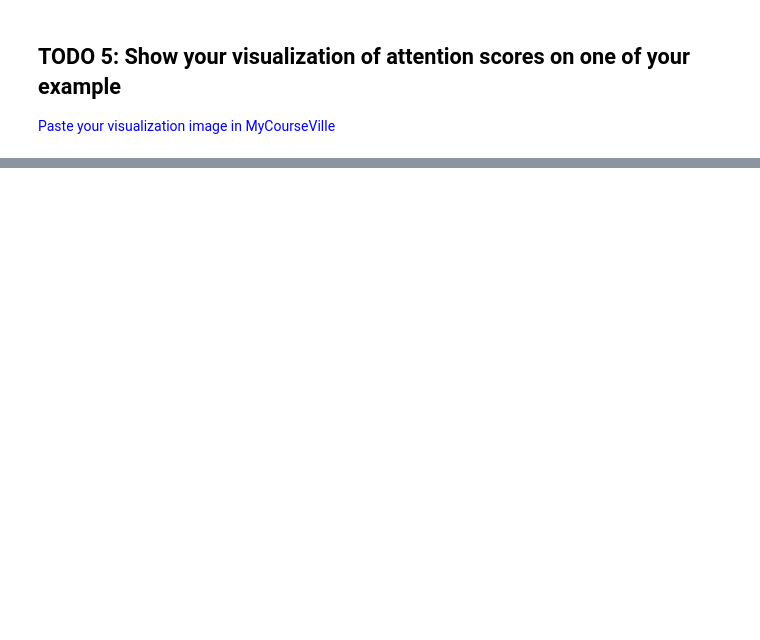
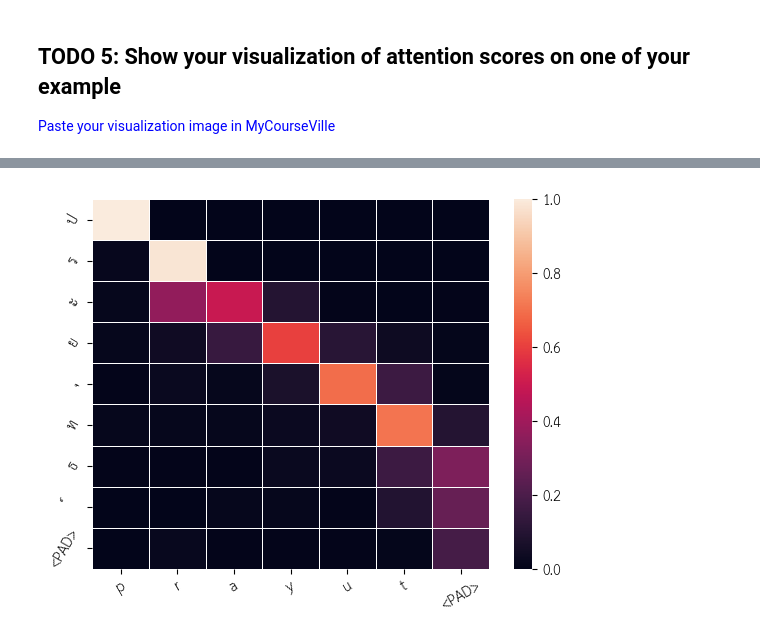
Before and after one commit to bookpanda/2110572-NLP-SYS, a Jupyter notebook: codes/L03_Attention_TF_Architectures/HW3_1_Key_Value_Attention_for_Thai_Karaoke_MT_to_student_2024.ipynb, the cells around one changed output, grey strips where cells are left out. Cells and saved outputs as stored; diff of their text form; code cells hidden in the pictures; blank space fills up the shorter version.

```diff
--- a/codes/L03_Attention_TF_Architectures/HW3_1_Key_Value_Attention_for_Thai_Karaoke_MT_to_student_2024.ipynb
+++ b/codes/L03_Attention_TF_Architectures/HW3_1_Key_Value_Attention_for_Thai_Karaoke_MT_to_student_2024.ipynb
@@ -443,5 +429,5 @@ chatchachatti</s></s>i</s></s></s></s>
 # %%
-EXAMPLES = ['ประยุทธ','สมชาย','ธนาธร','เนวิน','สุเทพ','ประวิตร์','ชัชชาติ']
+EXAMPLES = ['ประยุทธ์','สมชาย','ธนาธร','เนวิน','สุเทพ','ประวิตร์','ชัชชาติ','อิทธิพัฒน์']
 predict_data = []
 for line in EXAMPLES:
     line = [l for l in line] #change from string to list
@@ -477,8 +462,3 @@ AttentionModel(
 output = trainer.predict(model, predict_loader)
 
 prediction, attention_scores = zip(*output)
-# %%
-# double value
-output = trainer.predict(model, predict_loader)
-
-prediction, attention_scores = zip(*output)
@@ -495,2 +517,20 @@ import matplotlib.pyplot as plt
-# %%
-prediction, attention_scores = zip(*output)
+# %%
+# prediction, attention_scores = zip(*output)
+sample_pred = prediction[0]
+sample_pred = [p for p in sample_pred.cpu().numpy().tolist()[0] if p != 0]
+sample_attention_scores = attention_scores[0]
+# print(sample_attention_scores[0])
+print(len(sample_pred), len(sample_attention_scores), sample_attention_scores[0].shape)
+
+attn_viz = torch.stack(sample_attention_scores).squeeze().cpu().numpy()
+print(f"{attn_viz.shape}, (characters, attn to other characters)")
+attn_viz = attn_viz[:len(EXAMPLES[0])+1, :len(sample_pred)+1]
+# swap axes to have the same order as the input
+# attn_viz = np.swapaxes(attn_viz, 0, 1)
+output_text = [c for c in output_decode(sample_pred)]
+output_text.append("<PAD>")
+xlabels = [c for c in EXAMPLES[0]]
+xlabels.append("<PAD>")
+print(output_text, xlabels)
+print(attn_viz.shape, len(EXAMPLES[0]), len(sample_pred))
+print(attn_viz)
@@ -497,3 +555,12 @@ prediction, attention_scores = zip(*output)
+# %%
+ax = sns.heatmap(attn_viz, linewidth=0.5)
+ax.set_xticklabels(output_text,rotation=30)
+ax.set_yticklabels(xlabels,rotation=60)
+# ax.set_yticklabels(output_text,rotation=30)
+# ax.set_xticklabels(xlabels,rotation=60)
+plt.show()
+# %% [output]
+[figure, added]
 # %%
 ax = sns.heatmap(attn_viz, linewidth=0.5)
 ax.set_yticklabels(output_text,rotation=30)
```
Also changed, not shown: parts of 15 cells of this notebook.
